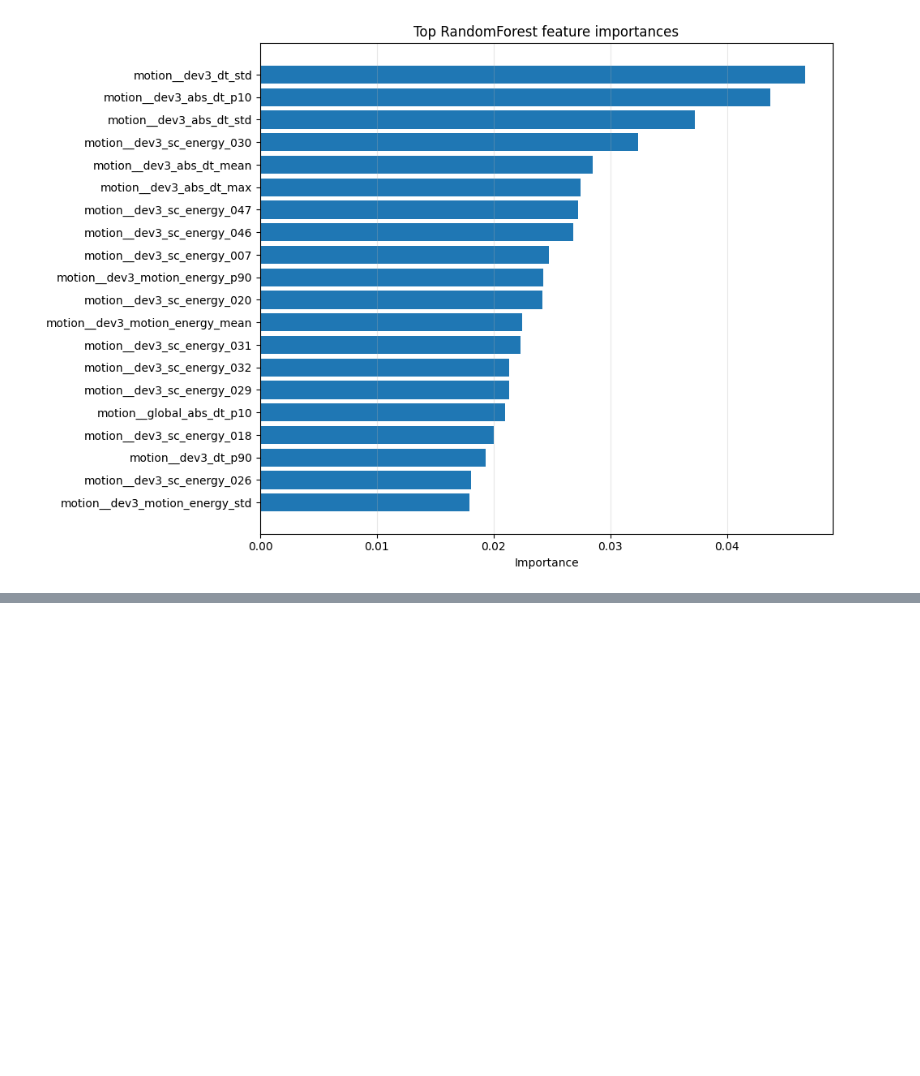
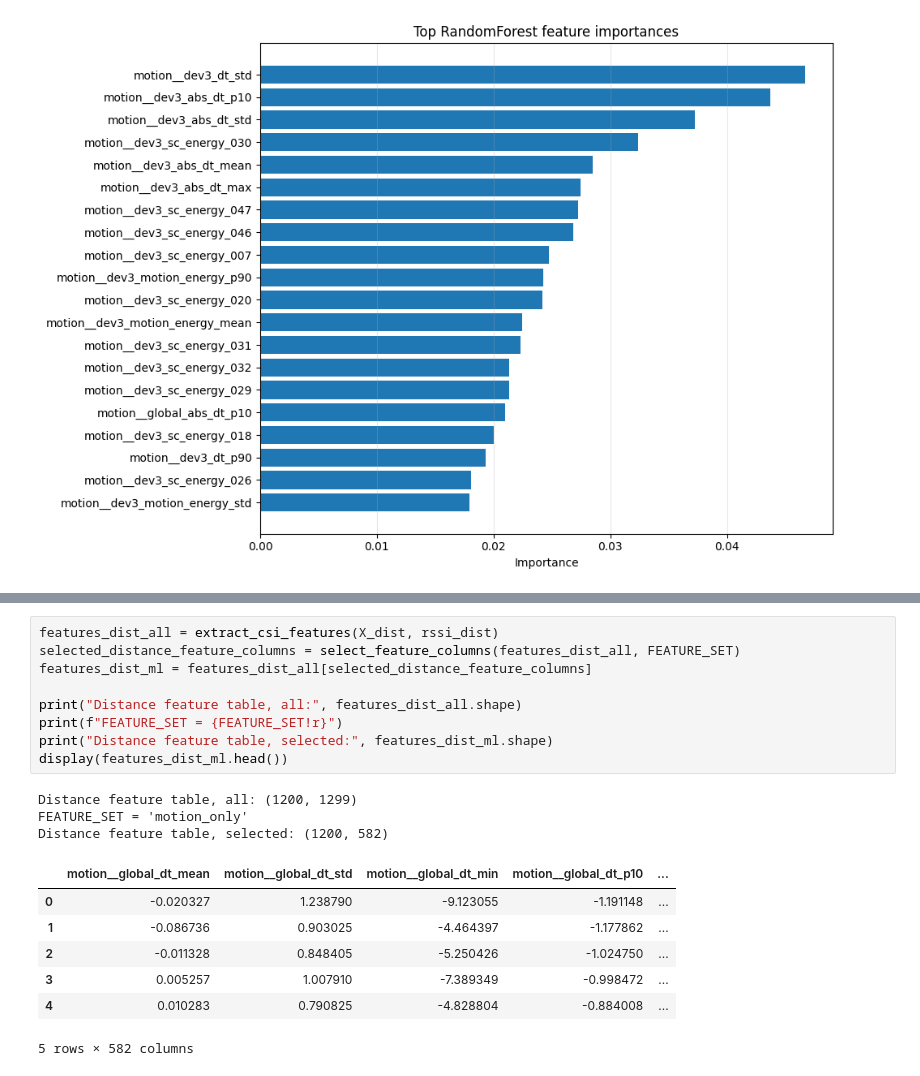
Before and after one commit to Pozovi23/CSI-activity-detection, a Jupyter notebook: experiments_notebooks/wifi-data-experiments.ipynb, the cells around one changed output, grey strips where cells are left out. Drawn from its saved outputs; the diff is of its cells as text; blank space fills up the shorter version.

```diff
--- a/experiments_notebooks/wifi-data-experiments.ipynb
+++ b/experiments_notebooks/wifi-data-experiments.ipynb
@@ -1344,0 +1168,20 @@ RandomForest importance mass by feature group
+# %%
+features_dist_all = extract_csi_features(X_dist, rssi_dist)
+selected_distance_feature_columns = select_feature_columns(features_dist_all, FEATURE_SET)
+features_dist_ml = features_dist_all[selected_distance_feature_columns]
+
+print("Distance feature table, all:", features_dist_all.shape)
+print(f"FEATURE_SET = {FEATURE_SET!r}")
+print("Distance feature table, selected:", features_dist_ml.shape)
+display(features_dist_ml.head())
+# %% [output]
+Distance feature table, all: (1200, 1299)
+FEATURE_SET = 'motion_only'
+Distance feature table, selected: (1200, 582)
+|  | motion__global_dt_mean | motion__global_dt_std | motion__global_dt_min | motion__global_dt_p10 | ... |
+| 0 | -0.020327 | 1.238790 | -9.123055 | -1.191148 | ... |
+| 1 | -0.086736 | 0.903025 | -4.464397 | -1.177862 | ... |
+| 2 | -0.011328 | 0.848405 | -5.250426 | -1.024750 | ... |
+| 3 | 0.005257 | 1.007910 | -7.389349 | -0.998472 | ... |
+| 4 | 0.010283 | 0.790825 | -4.828804 | -0.884008 | ... |
+5 rows × 582 columns
```
Also changed, not shown: parts of 15 cells of this notebook, 2 other files.
